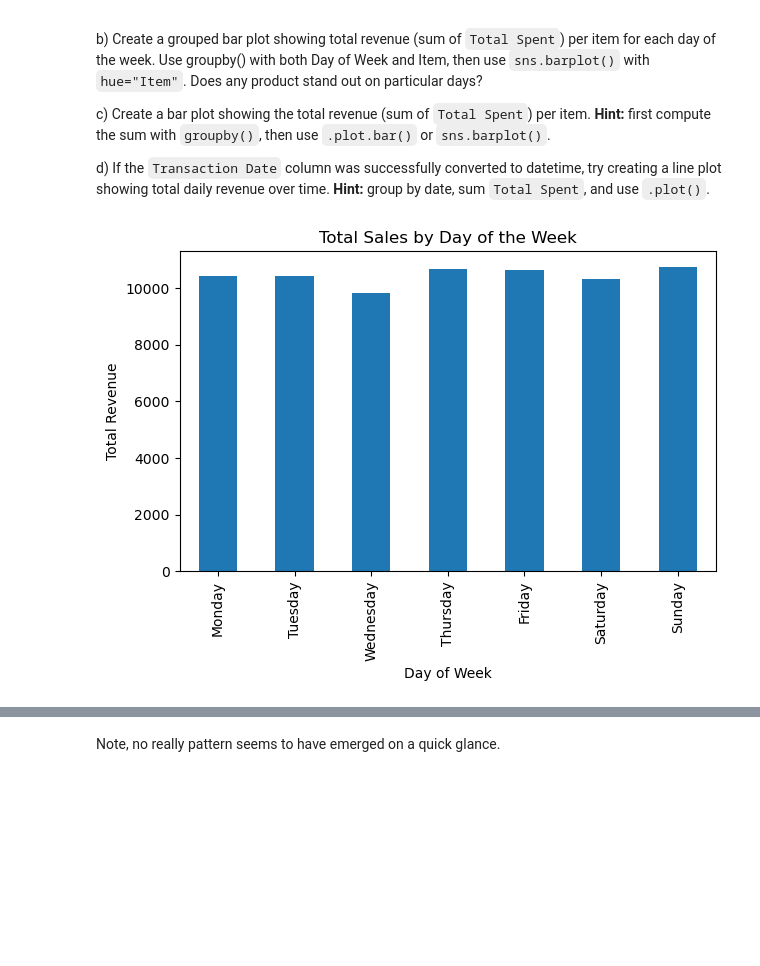
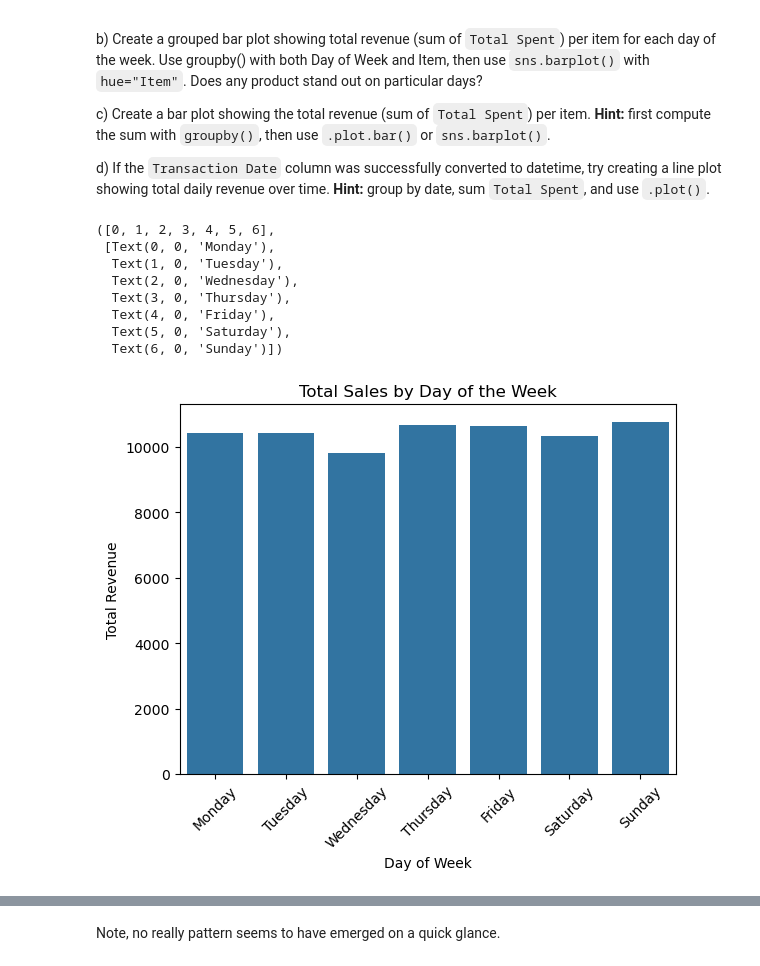
Before and after one commit to sippohippo/PythonForBusinessInt2026, a Jupyter notebook: exercises/E4_exercise_solutions.ipynb, the cells around one changed output, grey strips where cells are left out. Saved outputs shown, nothing was run; the diff lists cells and outputs as text; code cells hidden in the pictures; blank space fills up the shorter version.

```diff
--- a/exercises/E4_exercise_solutions.ipynb
+++ b/exercises/E4_exercise_solutions.ipynb
@@ -418,19 +416,23 @@ d) If the `Transaction Date` column was successfully converted to datetime, try
 # %%
 # a)
 
 day_order = ["Monday", "Tuesday", "Wednesday", "Thursday", "Friday", "Saturday", "Sunday"]
-
 df["Day of Week"] = df["Transaction Date"].dt.day_name()
 
-sales_by_day = df.groupby("Day of Week")["Total Spent"].sum().reindex(day_order)
-
-sales_by_day.plot.bar()
+sns.barplot(data=df, x="Day of Week", y="Total Spent", order=day_order, estimator="sum", errorbar=None)
 plt.ylabel("Total Revenue")
 plt.title("Total Sales by Day of the Week")
-plt.tight_layout()
-plt.show()
+plt.xticks(rotation=45)
 # %% [output]
+([0, 1, 2, 3, 4, 5, 6],
+ [Text(0, 0, 'Monday'),
+  Text(1, 0, 'Tuesday'),
+  Text(2, 0, 'Wednesday'),
+  Text(3, 0, 'Thursday'),
+  Text(4, 0, 'Friday'),
+  Text(5, 0, 'Saturday'),
+  Text(6, 0, 'Sunday')])
-[figure, old version]
+[figure, new version]
 # %%
 # b)
 
```
Also changed, not shown: parts of 6 cells of this notebook.
